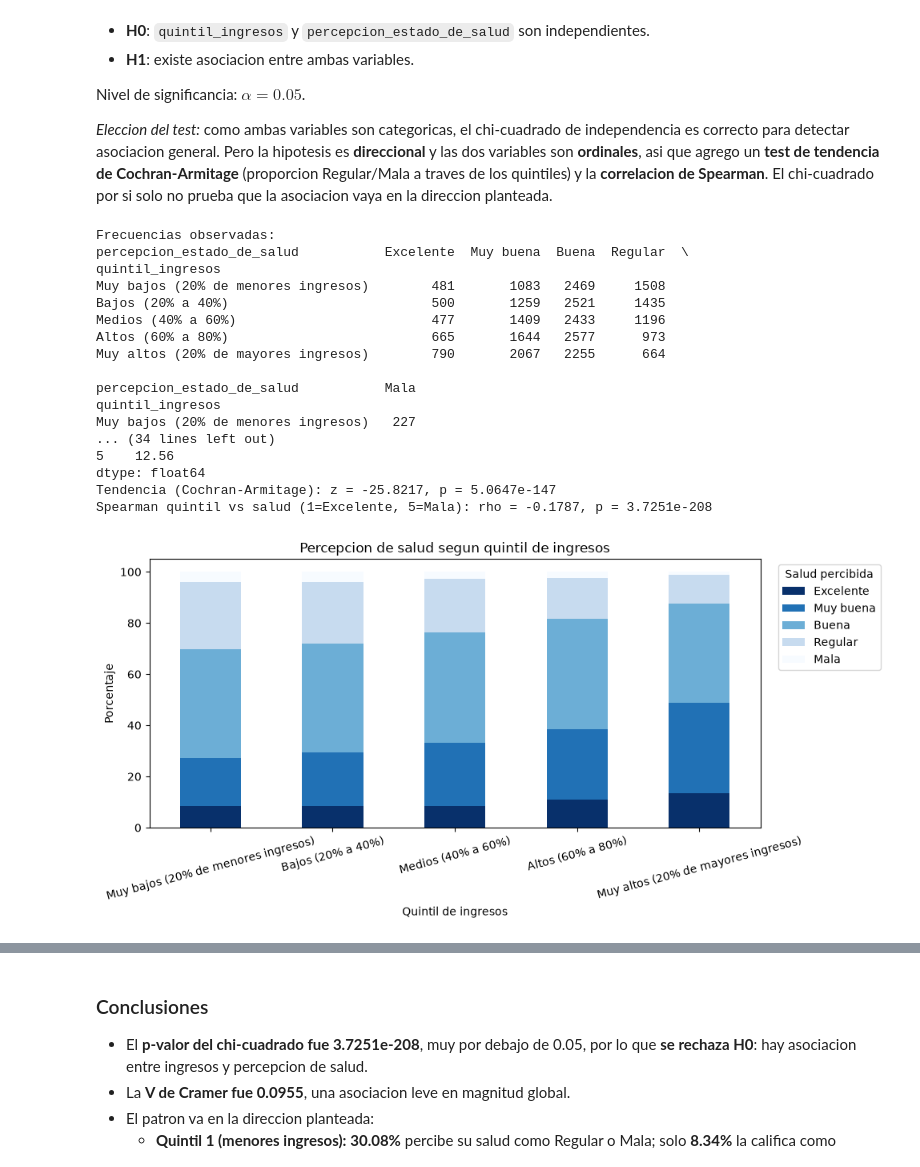
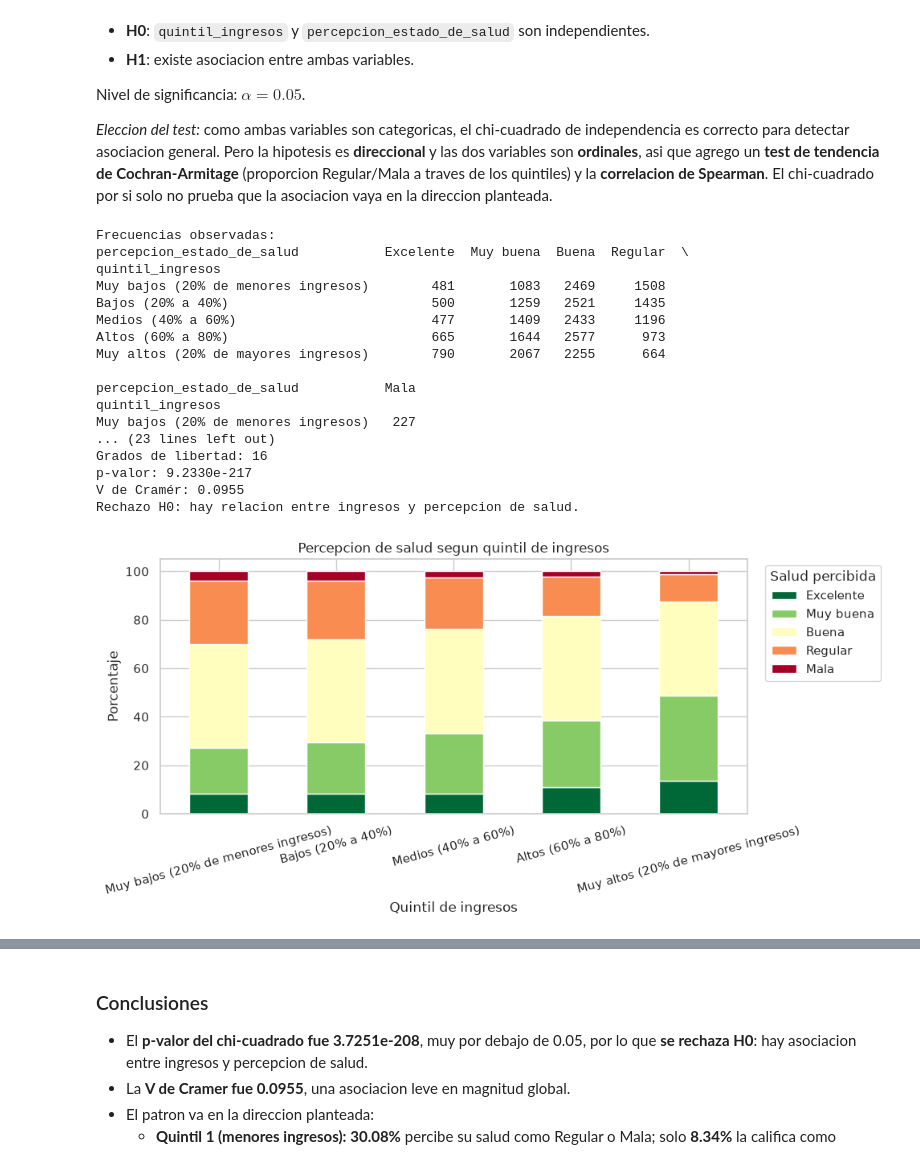
Before and after one commit to Franruaben11/fundamentos-enfr, a Jupyter notebook: analisis_enfr.ipynb, the cells around one changed output, grey strips where cells are left out. Saved outputs shown, nothing was run; the diff lists cells and outputs as text; code cells hidden in the pictures.

Commit message:
Corregimos nuestras hipotesis

```diff
--- a/analisis_enfr.ipynb
+++ b/analisis_enfr.ipynb
@@ -602,7 +630,7 @@ print(tabla)
 print("\nPorcentajes por quintil de ingresos:")
 print(tabla_pct.round(2))
 
-# Test Chi-cuadrado de independencia (asociacion general)
+# Test Chi-cuadrado
 chi2, p_val, dof, esperados = stats.chi2_contingency(tabla)
 n_total = tabla.values.sum()
 k = min(tabla.shape) - 1
@@ -611,74 +639,38 @@ cramer_v = np.sqrt(chi2 / (n_total * k))
 print(f"\nChi-cuadrado: {chi2:.2f}")
 print(f"Grados de libertad: {dof}")
 print(f"p-valor: {p_val:.4e}")
-print(f"V de Cramer: {cramer_v:.4f}")
+print(f"V de Cramér: {cramer_v:.4f}")
 
 if p_val < alpha:
     print("Rechazo H0: hay relacion entre ingresos y percepcion de salud.")
 else:
     print("No rechazo H0: las variables son independientes.")
 
-# ---------------------------------------------------------------------------
-# La hipotesis es DIRECCIONAL y ambas variables son ordinales, por lo que el
-# chi-cuadrado (asociacion general) no alcanza. Agregamos:
-#   1) test de tendencia de Cochran-Armitage para la proporcion Regular/Mala
-#   2) correlacion de Spearman entre quintil y percepcion (1=Excelente .. 5=Mala)
-# ---------------------------------------------------------------------------
-quintil_num = x.map({v: i + 1 for i, v in enumerate(orden_q)})
-salud_num = y.map({v: i + 1 for i, v in enumerate(orden_s)})
-regular_mala = y.isin(["Regular", "Mala"]).astype(int)
-
-tabla_tend = pd.crosstab(quintil_num, regular_mala).reindex(
-    index=[1, 2, 3, 4, 5], columns=[0, 1], fill_value=0
-)
-
-def cochran_armitage(tab):
-    """Test de tendencia para una tabla k x 2 con grupos ordenados."""
-    n_i = tab.sum(axis=1).to_numpy(dtype=float)
-    x_i = tab.iloc[:, 1].to_numpy(dtype=float)
-    t_i = np.arange(1, len(tab) + 1, dtype=float)
-    N = n_i.sum()
-    p = x_i.sum() / N
-    num = np.sum(t_i * (x_i - n_i * p))
-    den = np.sqrt(p * (1 - p) * (np.sum(n_i * t_i ** 2) - (np.sum(n_i * t_i) ** 2) / N))
-    z = num / den
-    return z, 2 * stats.norm.sf(abs(z))
-
-z_ca, p_ca = cochran_armitage(tabla_tend)
-prop_rm = (tabla_tend[1] / tabla_tend.sum(axis=1) * 100).round(2)
-
-print("\nProporcion Regular/Mala por quintil (%):")
-print(prop_rm)
-print(f"Tendencia (Cochran-Armitage): z = {z_ca:.4f}, p = {p_ca:.4e}")
-
-rho, p_rho = stats.spearmanr(quintil_num, salud_num)
-print(f"Spearman quintil vs salud (1=Excelente, 5=Mala): rho = {rho:.4f}, p = {p_rho:.4e}")
-
 # Grafico de barras apiladas al 100%
-tabla_pct.plot(kind="bar", stacked=True, figsize=(10, 5), colormap="Blues_r")
+tabla_pct.plot(kind="bar", stacked=True, figsize=(10, 5), colormap="RdYlGn_r")
 plt.title("Percepcion de salud segun quintil de ingresos")
 plt.xlabel("Quintil de ingresos")
 plt.ylabel("Porcentaje")
 plt.legend(bbox_to_anchor=(1.02, 1), loc="upper left", title="Salud percibida")
 plt.xticks(rotation=15)
 plt.tight_layout()
 plt.show()
 # %% [output]
 Frecuencias observadas:
 percepcion_estado_de_salud           Excelente  Muy buena  Buena  Regular  \
 quintil_ingresos
 Muy bajos (20% de menores ingresos)        481       1083   2469     1508
 Bajos (20% a 40%)                          500       1259   2521     1435
 Medios (40% a 60%)                         477       1409   2433     1196
 Altos (60% a 80%)                          665       1644   2577      973
 Muy altos (20% de mayores ingresos)        790       2067   2255      664
 
 percepcion_estado_de_salud           Mala
 quintil_ingresos
 Muy bajos (20% de menores ingresos)   227
-... (34 lines left out)
-5    12.56
-dtype: float64
-Tendencia (Cochran-Armitage): z = -25.8217, p = 5.0647e-147
-Spearman quintil vs salud (1=Excelente, 5=Mala): rho = -0.1787, p = 3.7251e-208
+... (23 lines left out)
+Grados de libertad: 16
+p-valor: 9.2330e-217
+V de Cramér: 0.0955
+Rechazo H0: hay relacion entre ingresos y percepcion de salud.
-[figure, old version]
+[figure, new version]
```
Also changed, not shown: parts of 17 cells of this notebook.
